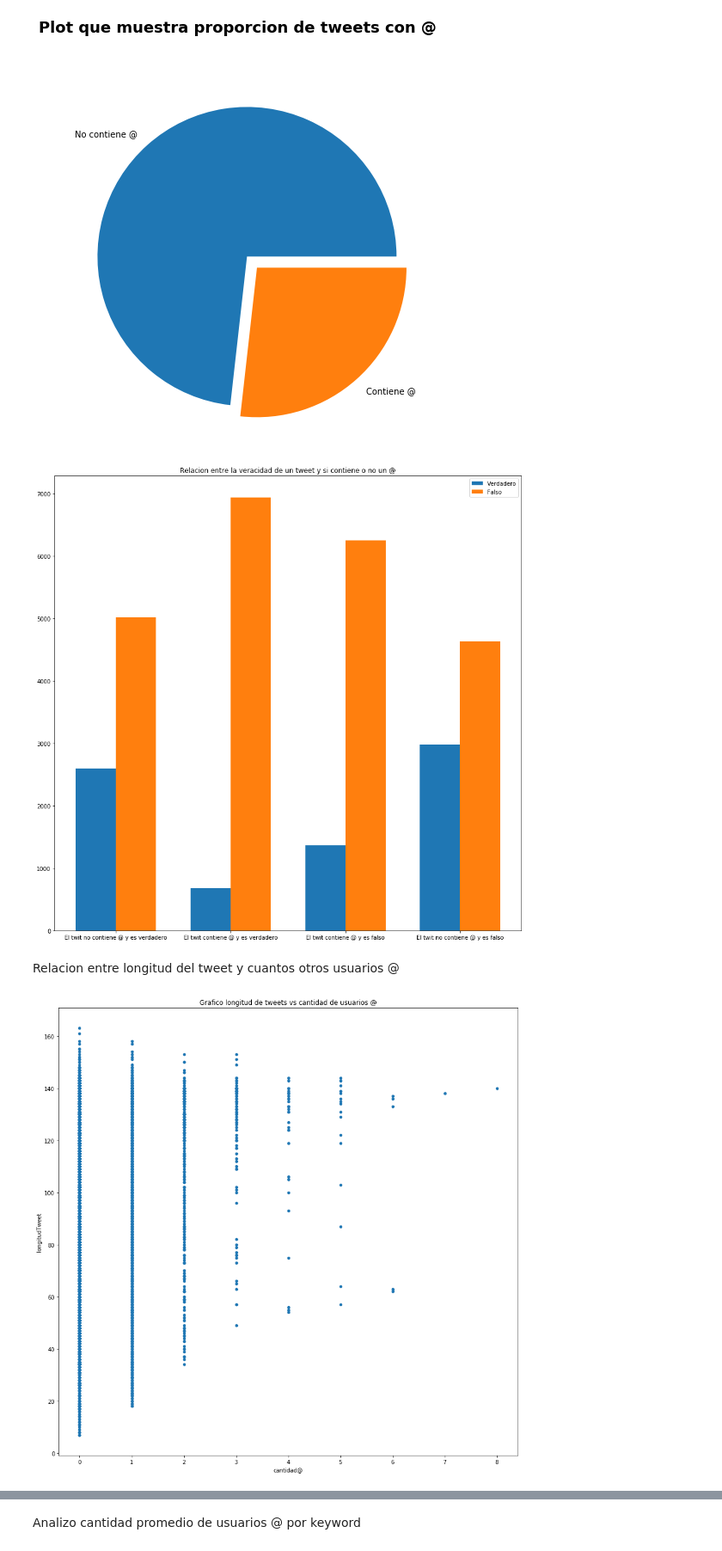
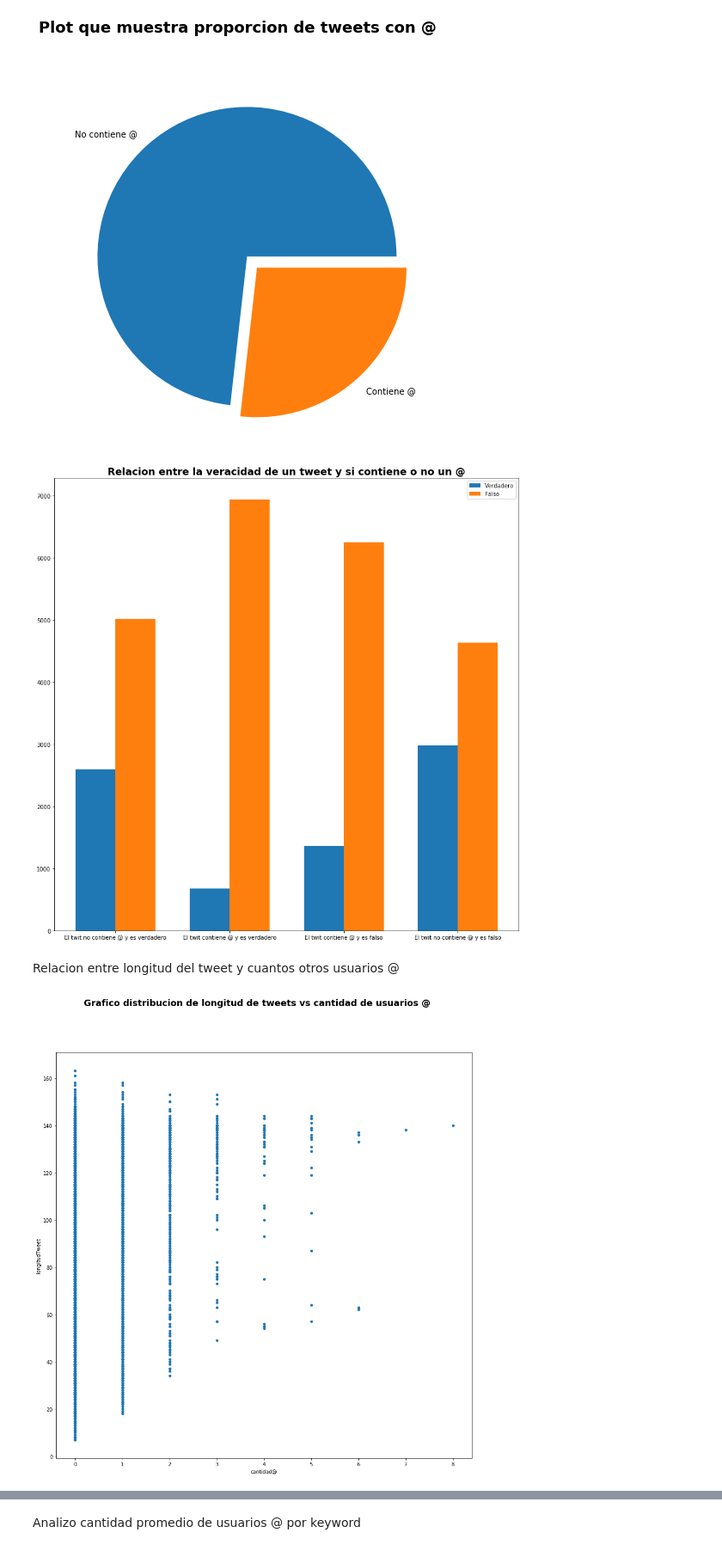
Before and after one commit to NicolasRFL/OrgaDatosTP, a Jupyter notebook: RelacionEntreVeracidadDelTweetY@.ipynb, the cells around one changed output, grey strips where cells are left out. Shown: that part at 86% size. Saved outputs shown, nothing was run; the diff lists cells and outputs as text; code cells hidden in the pictures.

```diff
--- a/RelacionEntreVeracidadDelTweetY@.ipynb
+++ b/RelacionEntreVeracidadDelTweetY@.ipynb
@@ -57,7 +57,7 @@ width = 0.35
 p1 = ax.bar(ind, verdaderos , width, bottom=0)
 p2 = ax.bar(ind + width, falsos, width, bottom=0)
 
-ax.set_title('Relacion entre la veracidad de un tweet y si contiene o no un @')
+ax.set_title('Relacion entre la veracidad de un tweet y si contiene o no un @',fontsize=18,fontweight='bold')
 ax.set_xticks(ind + width / 2)
 ax.set_xticklabels(('El twit no contiene @ y es verdadero', 'El twit contiene @ y es verdadero',
                     'El twit contiene @ y es falso',
@@ -65,7 +65,7 @@ ax.set_xticklabels(('El twit no contiene @ y es verdadero', 'El twit contiene @
 ax.legend((p1[0], p2[0]), ('Verdadero', 'Falso'))
 plt.savefig("image2.png")
 # %% [output]
-[figure, old version]
+[figure, new version]
 # %% [markdown]
 Relacion entre longitud del tweet y cuantos otros usuarios @
 # %%
@@ -73,10 +73,11 @@ datos['longitudTweet']=datos.text.str.len()
 # %%
 datos['cantidad@']=datos.text.str.count('@')
 # %%
-datos.plot.scatter(x='cantidad@',y='longitudTweet',figsize=(15,15),title=('Grafico longitud de tweets vs cantidad de usuarios @'))
+datos.plot.scatter(x='cantidad@',y='longitudTweet',figsize=(15,15))
+plt.suptitle(('Grafico distribucion de longitud de tweets vs cantidad de usuarios @'),fontsize=18,fontweight='bold')
 plt.savefig("image3.png")
 # %% [output]
-[figure, old version]
+[figure, new version]
 # %%
 ejes = datos.groupby('cantidad@').agg({'longitudTweet':'mean'})
 ejes.reset_index(level=0, inplace=True)
```
Also changed, not shown: parts of 2 cells of this notebook.
